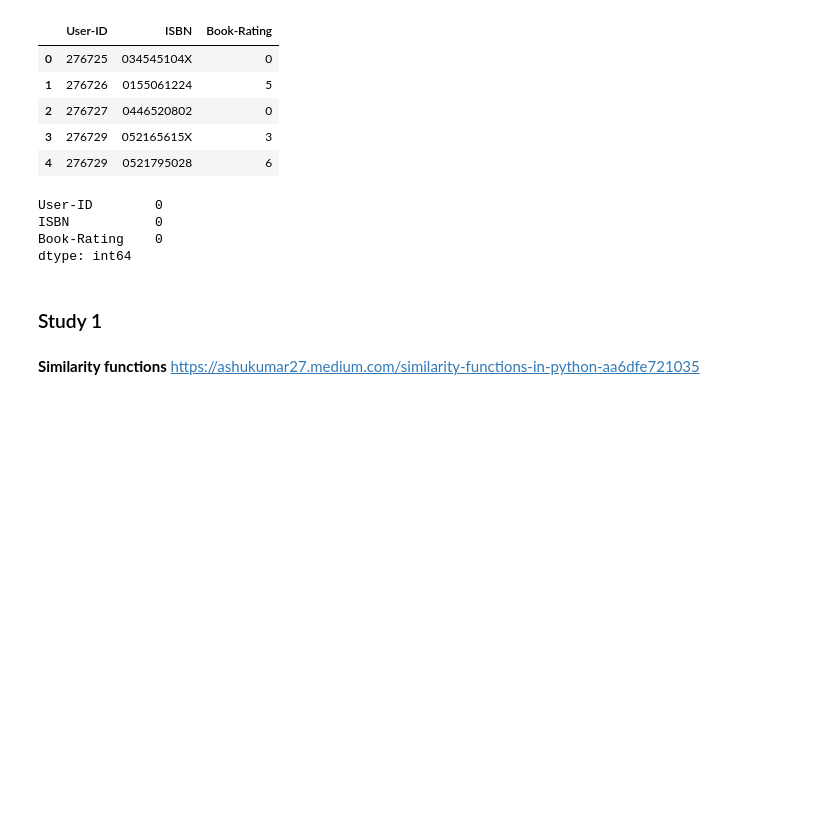
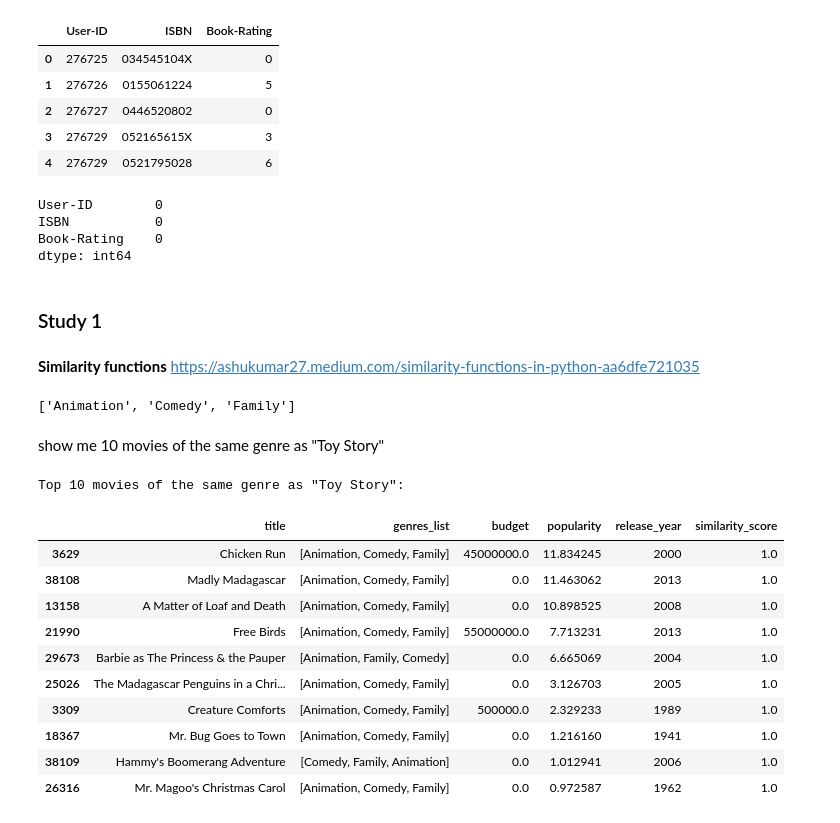
Before and after one commit to maddierioux/CSI4142_A4, a Jupyter notebook: Studies.ipynb, the cells around one changed output. Cells and saved outputs as stored; diff of their text form; code cells hidden in the pictures; blank space fills up the shorter version.

```diff
--- a/Studies.ipynb
+++ b/Studies.ipynb
@@ -268,0 +324,2 @@ dtype: int64
+# %%
+metadata_df = metadata_df.dropna(subset=['id'])
@@ -302,3 +421,66 @@ dtype: int64
 ### Study 1
 # %% [markdown]
 **Similarity functions** https://ashukumar27.medium.com/similarity-functions-in-python-aa6dfe721035
+# %%
+# 1. Jaccard Similarity
+def jaccard_similarity(set1, set2):
+    intersection = len(set(set1) & set(set2))
+    union = len(set(set1) | set(set2))
+    return intersection / union if union != 0 else 0
+
+# 2. Euclidean Distance
+def euclidean_similarity(val1, val2):
+    return 1 / (1 + euclidean([val1], [val2]))
+
+# 3. Manhattan Distance
+def manhattan_similarity(val1, val2):
+    return 1 / (1 + cityblock([val1], [val2]))
+
+#  4. Levenshtein Distance
+def title_similarity(val1, val2):
+    dist = levenshtein_distance(val1.lower(), val2.lower())
+    max_len = max(len(val1), len(val2))
+    return 1 - (dist / max_len)
+
+# Euclidean Similarity
+def year_similarity(val1, val2):
+    return 1 / (1 + euclidean([val1], [val2]))
+# %%
+# Request function
+def get_top_n_results(similarity_scores, input_title):
+    results_df = metadata_df.copy()
+    results_df['similarity_score'] = similarity_scores
+    results_df = results_df[results_df['title'] != input_title]
+    results_df = results_df.sort_values(by='similarity_score', ascending=False).head(10)
+    return results_df[['title', 'genres_list', 'budget', 'popularity', 'release_year', 'similarity_score']]
+# %%
+def sort_based_on_popularity(top_ten):
+    return top_ten.sort_values(by='popularity', ascending=False)
+# %%
+toy_story_row = metadata_df.loc[metadata_df['title'] == 'Toy Story']
+input_genre = toy_story_row['genres_list'].iloc[0]
+input_genre
+# %% [output]
+['Animation', 'Comedy', 'Family']
+# %% [markdown]
+show me 10 movies of the same genre as "Toy Story"
+# %%
+# 1. Similar movies by genre
+toy_story_row = metadata_df.loc[metadata_df['title'] == 'Toy Story']
+input_genre = toy_story_row['genres_list'].iloc[0]
+similarity_scores = metadata_df['genres_list'].apply(lambda x: jaccard_similarity(input_genre, x)).values
+print('Top 10 movies of the same genre as "Toy Story":')
+display(sort_based_on_popularity(get_top_n_results(similarity_scores, 'Toy Story')))
+# %% [output]
+Top 10 movies of the same genre as "Toy Story":
+|  | title | genres_list | budget | popularity | release_year | similarity_score |
+| 3629 | Chicken Run | [Animation, Comedy, Family] | 45000000.0 | 11.834245 | 2000 | 1.0 |
+| 38108 | Madly Madagascar | [Animation, Comedy, Family] | 0.0 | 11.463062 | 2013 | 1.0 |
+| 13158 | A Matter of Loaf and Death | [Animation, Comedy, Family] | 0.0 | 10.898525 | 2008 | 1.0 |
+| 21990 | Free Birds | [Animation, Comedy, Family] | 55000000.0 | 7.713231 | 2013 | 1.0 |
+| 29673 | Barbie as The Princess & the Pauper | [Animation, Family, Comedy] | 0.0 | 6.665069 | 2004 | 1.0 |
+| 25026 | The Madagascar Penguins in a Chri... | [Animation, Comedy, Family] | 0.0 | 3.126703 | 2005 | 1.0 |
+| 3309 | Creature Comforts | [Animation, Comedy, Family] | 500000.0 | 2.329233 | 1989 | 1.0 |
+| 18367 | Mr. Bug Goes to Town | [Animation, Comedy, Family] | 0.0 | 1.216160 | 1941 | 1.0 |
+| 38109 | Hammy's Boomerang Adventure | [Comedy, Family, Animation] | 0.0 | 1.012941 | 2006 | 1.0 |
+| 26316 | Mr. Magoo's Christmas Carol | [Animation, Comedy, Family] | 0.0 | 0.972587 | 1962 | 1.0 |
```
Also changed, not shown: parts of 53 cells of this notebook.
